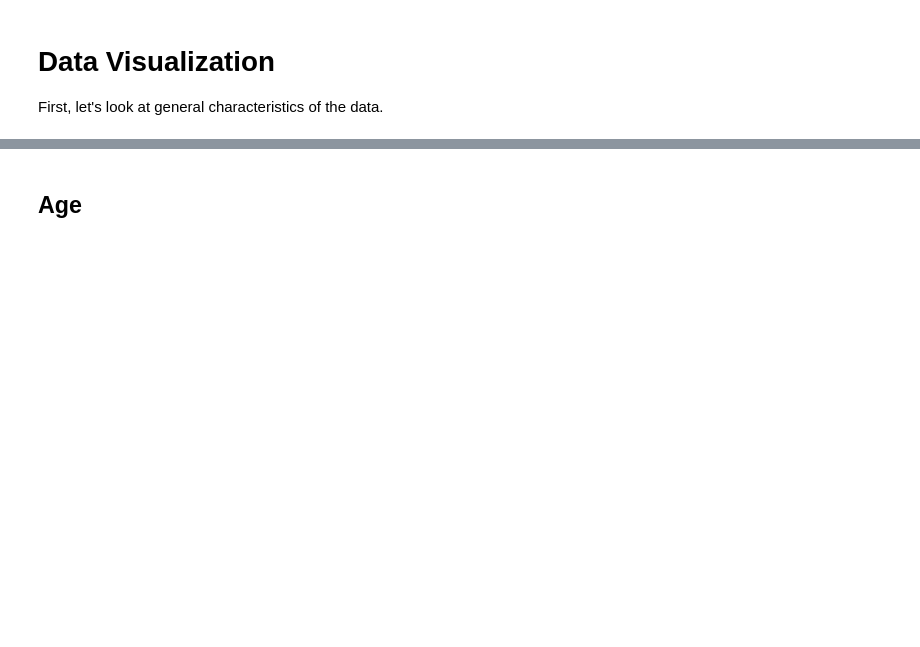
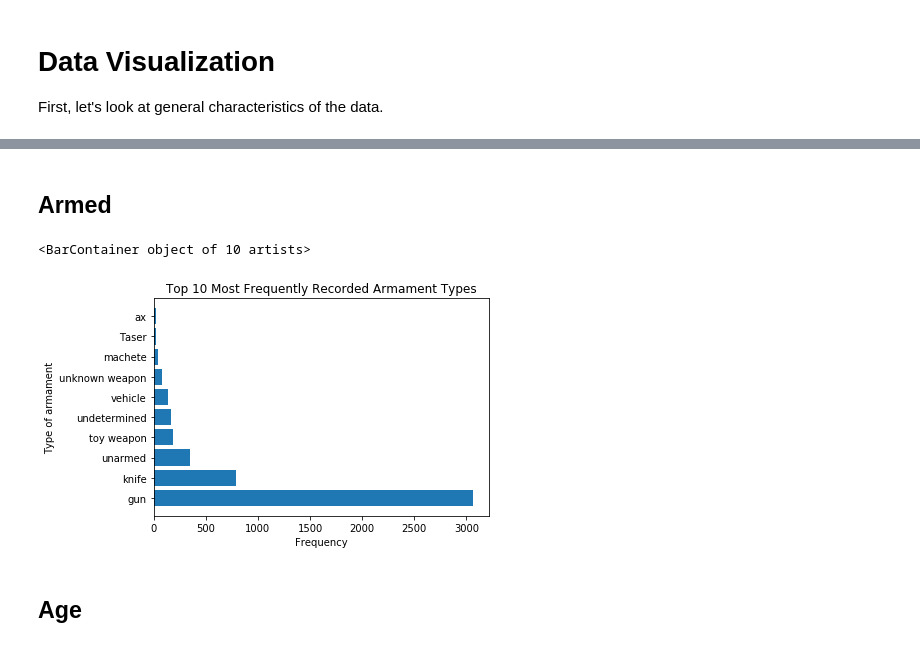
Before and after one commit to and-le/wapo-fatal-police-sheetings, a Jupyter notebook: data_analysis.ipynb, the cells around one changed output, grey strips where cells are left out. Cells and saved outputs as stored; diff of their text form; code cells hidden in the pictures; blank space fills up the shorter version.

```diff
--- a/data_analysis.ipynb
+++ b/data_analysis.ipynb
@@ -41,3 +59,13 @@ First, let's look at general characteristics of the data.
+# %% [markdown]
+## Armed
+# %%
+plt.xlabel("Frequency")
+plt.ylabel("Type of armament")
+plt.title("Top 10 Most Frequently Recorded Armament Types")
+plt.barh(data[ARMED].value_counts()[:10].index, data[ARMED].value_counts()[:10].values)
+# %% [output]
+<BarContainer object of 10 artists>
+[figure, added]
 # %% [markdown]
 ## Age
 # %%
```
Also changed, not shown: parts of 17 cells of this notebook.
